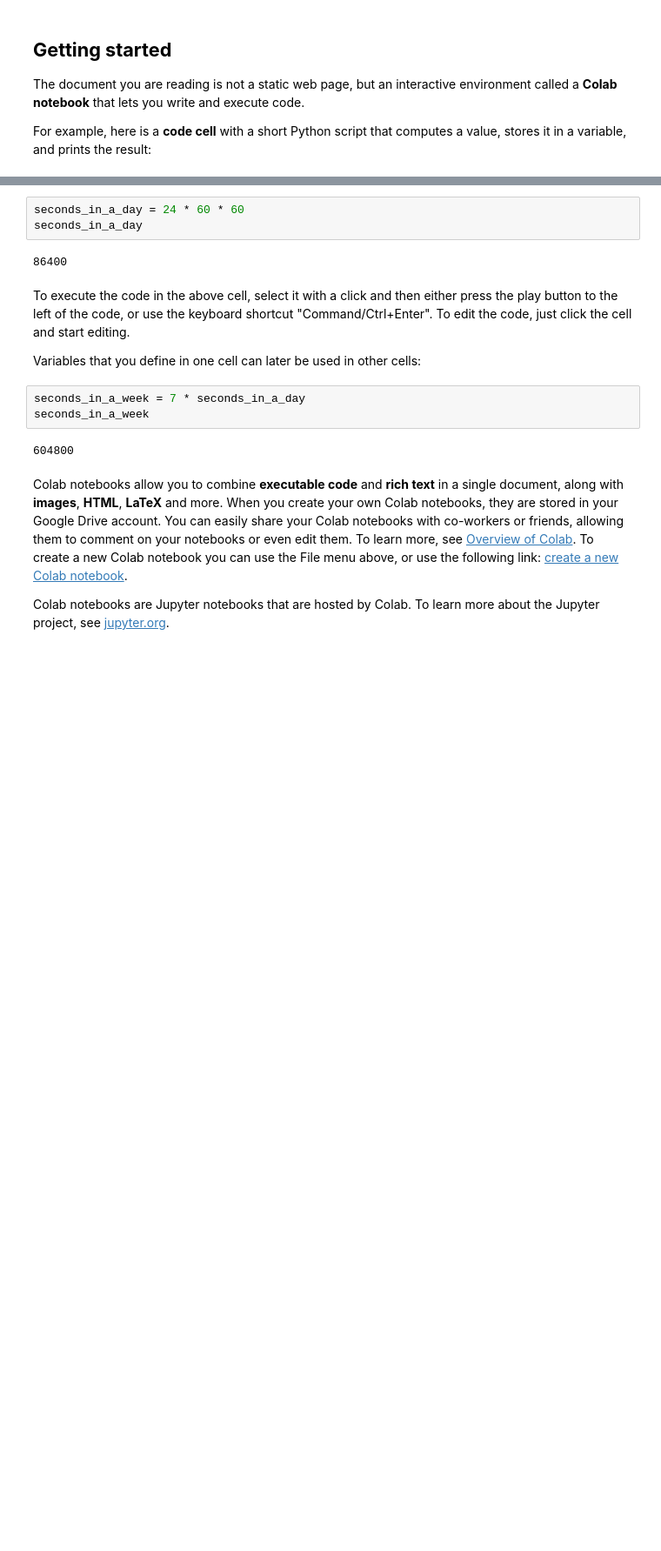
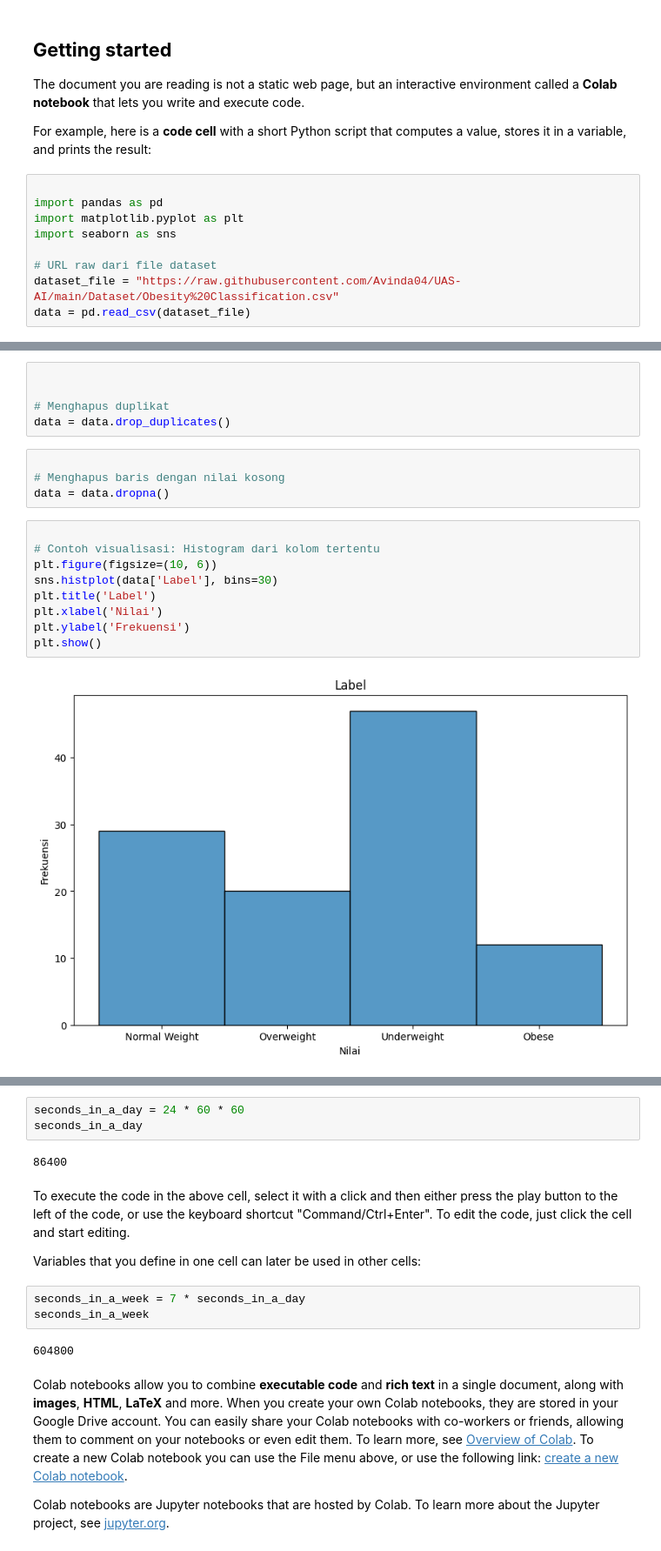
Before and after one commit to Avinda04/UAS-AI, a Jupyter notebook: Klasifikasi_obesitas.ipynb, the cells around one changed output, grey strips where cells are left out. Shown: that part at 87% size. Drawn from its saved outputs; the diff is of its cells as text; blank space fills up the shorter version.

```diff
--- a/Klasifikasi_obesitas.ipynb
+++ b/Klasifikasi_obesitas.ipynb
@@ -52,3 +48,12 @@ Whether you're a **student**, a **data scientist** or an **AI researcher**, Cola
 The document you are reading is not a static web page, but an interactive environment called a **Colab notebook** that lets you write and execute code.
 
 For example, here is a **code cell** with a short Python script that computes a value, stores it in a variable, and prints the result:
+# %%
+
+import pandas as pd
+import matplotlib.pyplot as plt
+import seaborn as sns
+
+# URL raw dari file dataset
+dataset_file = "https://raw.githubusercontent.com/Avinda04/UAS-AI/main/Dataset/Obesity%20Classification.csv"
+data = pd.read_csv(dataset_file)
@@ -54,0 +113,20 @@ For example, here is a **code cell** with a short Python script that computes a
+# %%
+
+
+# Menghapus duplikat
+data = data.drop_duplicates()
+# %%
+
+# Menghapus baris dengan nilai kosong
+data = data.dropna()
+# %%
+
+# Contoh visualisasi: Histogram dari kolom tertentu
+plt.figure(figsize=(10, 6))
+sns.histplot(data['Label'], bins=30)
+plt.title('Label')
+plt.xlabel('Nilai')
+plt.ylabel('Frekuensi')
+plt.show()
+# %% [output]
+[figure, added]
```
Also changed, not shown: parts of 11 cells of this notebook.
